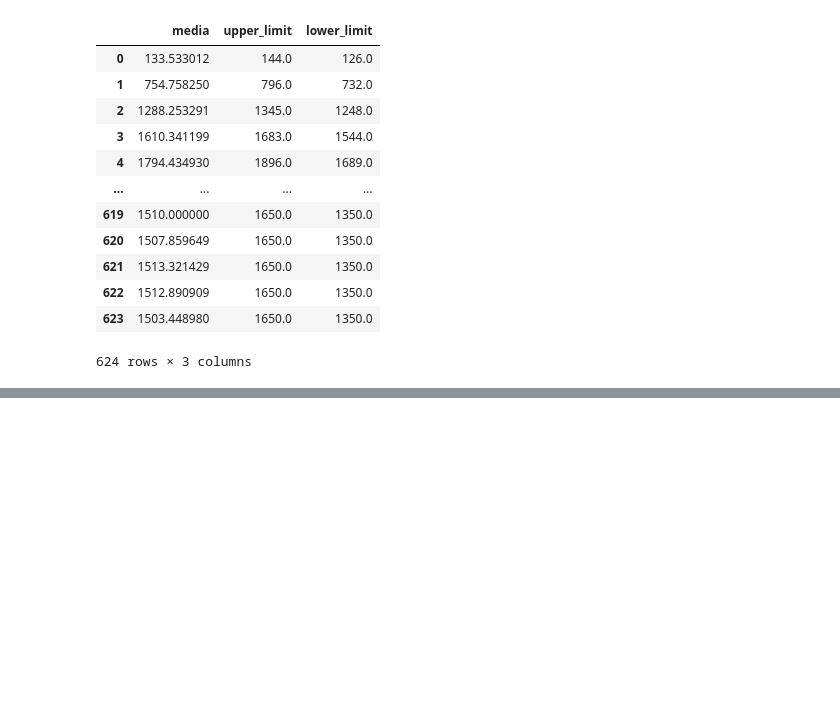
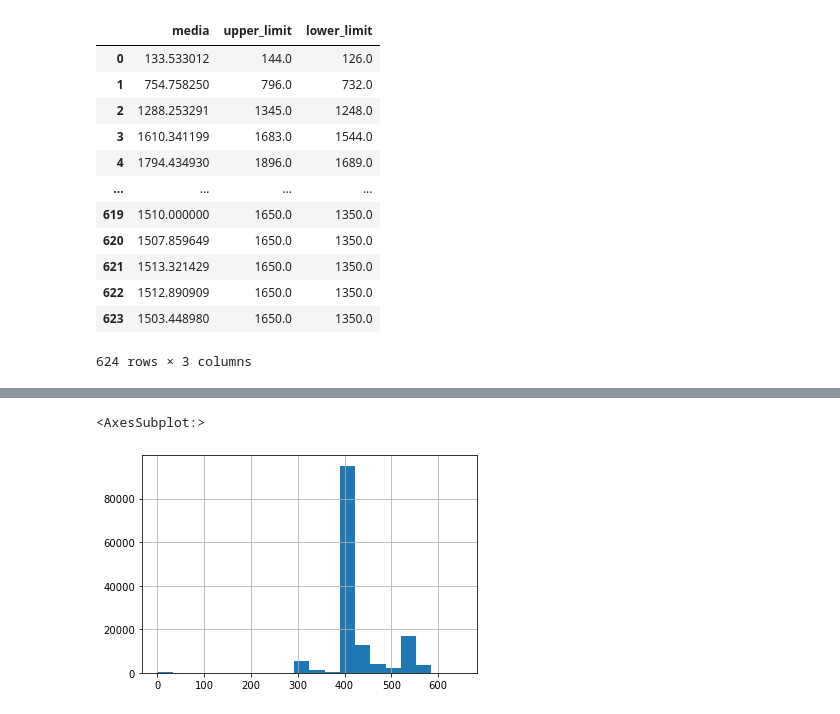
Before and after one commit to DavideMobilia/Anomaly-Detection, a Jupyter notebook: Scripts/Part2- Statistical Anomaly Detection.ipynb, the cells around one changed output, grey strips where cells are left out. Cells and saved outputs as stored; diff of their text form; code cells hidden in the pictures; blank space fills up the shorter version.

```diff
--- a/Scripts/Part2- Statistical Anomaly Detection.ipynb
+++ b/Scripts/Part2- Statistical Anomaly Detection.ipynb
@@ -269,7 +269,7 @@ df
 # %% [markdown]
 Creo colonna %volt_anomalies che mi indica la percentuale di punti anomali sul numero di punti della curva
 # %%
-df["%volt_anomalies"]=df.apply(lambda x: x.n_voltage_outliers/len(x.VoltageCurve),axis=1)
+df["%volt_anomalies"]=df.apply(lambda x: x.n_voltage_outliers/len(x.VoltageCurve)*100,axis=1)
 # %%
 df.to_pickle("../data/with_stat_anomalies.pkl")
 # %% [markdown]
@@ -297,0 +301,7 @@ reference_curves.to_pickle("../data/reference_volt_curves.pkl")
+# %%
+exploded_current=pd.DataFrame(df.CurrentCurve.tolist(), index= df.index)
+# %%
+exploded_current.count(axis=1).hist(bins=20,range=(0,650))
+# %% [output]
+<AxesSubplot:>
+[figure, added]
```
Also changed, not shown: parts of 19 cells of this notebook.
